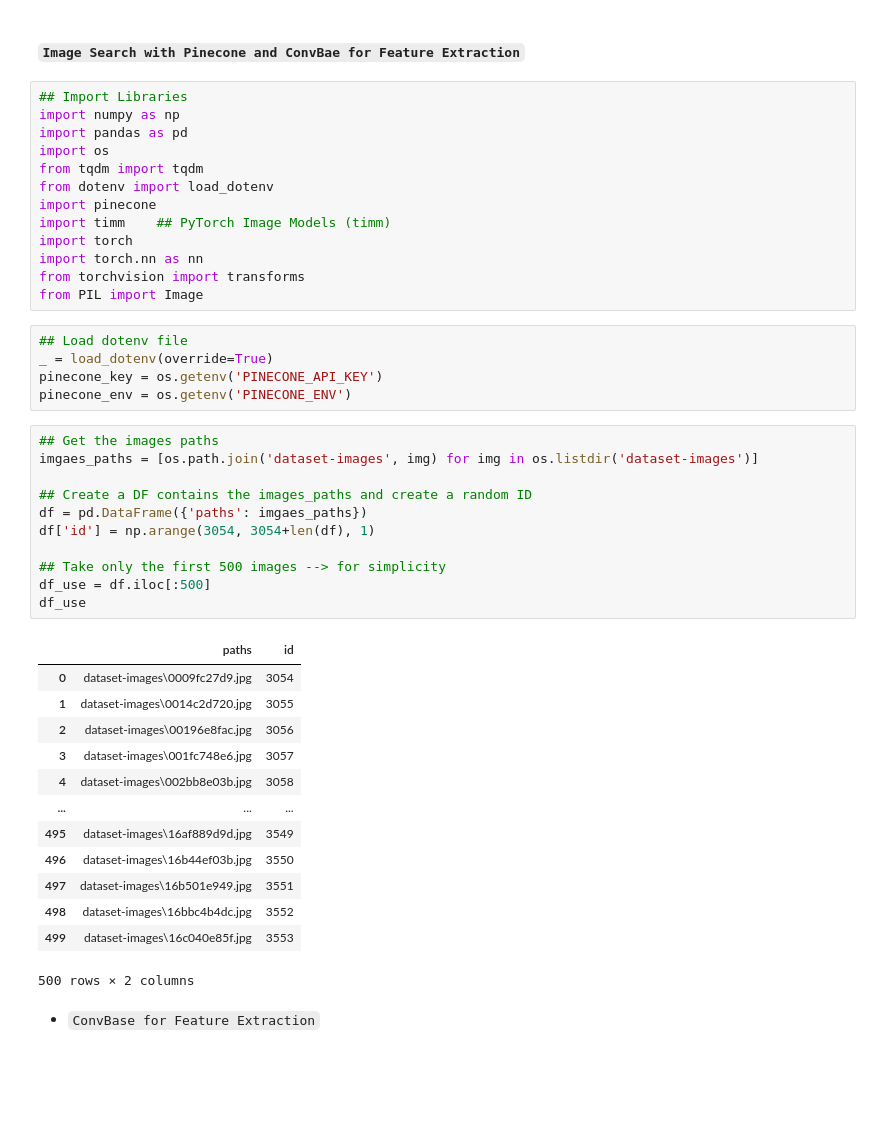
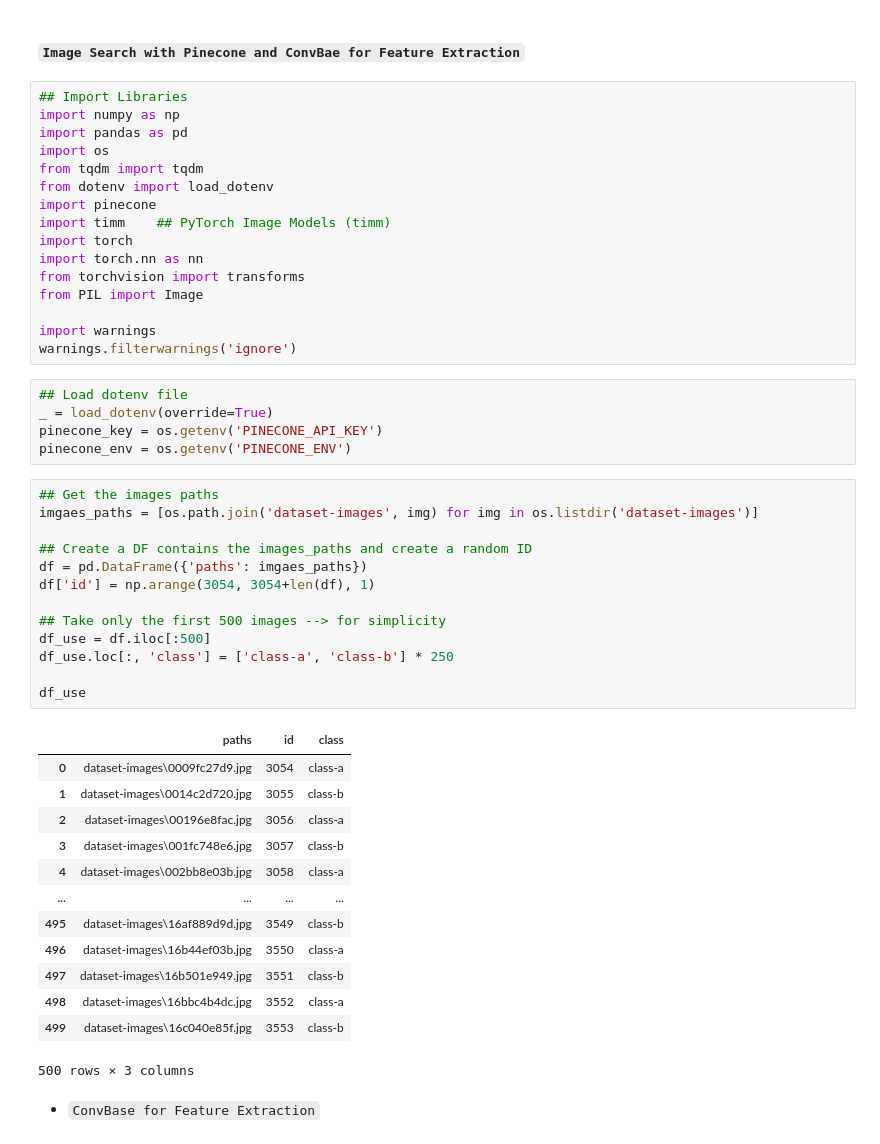
Before and after one commit to agoor97/Mastering-Vector-DB-for-AI-applications, a Jupyter notebook: 02- Pinecone-Image/pinecone-image.ipynb, the cells around one changed output. Saved outputs shown, nothing was run; the diff lists cells and outputs as text; blank space fills up the shorter version.

```diff
--- a/02- Pinecone-Image/pinecone-image.ipynb
+++ b/02- Pinecone-Image/pinecone-image.ipynb
@@ -13,6 +13,9 @@ import torch
 import torch.nn as nn
 from torchvision import transforms
 from PIL import Image
+
+import warnings
+warnings.filterwarnings('ignore')
 # %%
 ## Load dotenv file
 _ = load_dotenv(override=True)
@@ -21,28 +24,30 @@ pinecone_env = os.getenv('PINECONE_ENV')
 # %%
 ## Get the images paths
 imgaes_paths = [os.path.join('dataset-images', img) for img in os.listdir('dataset-images')]
 
 ## Create a DF contains the images_paths and create a random ID
 df = pd.DataFrame({'paths': imgaes_paths})
 df['id'] = np.arange(3054, 3054+len(df), 1)
 
 ## Take only the first 500 images --> for simplicity
 df_use = df.iloc[:500]
+df_use.loc[:, 'class'] = ['class-a', 'class-b'] * 250
+
 df_use
 # %% [output]
-|  | paths | id |
-| 0 | dataset-images\0009fc27d9.jpg | 3054 |
-| 1 | dataset-images\0014c2d720.jpg | 3055 |
-| 2 | dataset-images\00196e8fac.jpg | 3056 |
-| 3 | dataset-images\001fc748e6.jpg | 3057 |
-| 4 | dataset-images\002bb8e03b.jpg | 3058 |
-| ... | ... | ... |
-| 495 | dataset-images\16af889d9d.jpg | 3549 |
-| 496 | dataset-images\16b44ef03b.jpg | 3550 |
-| 497 | dataset-images\16b501e949.jpg | 3551 |
-| 498 | dataset-images\16bbc4b4dc.jpg | 3552 |
-| 499 | dataset-images\16c040e85f.jpg | 3553 |
+|  | paths | id | class |
+| 0 | dataset-images\0009fc27d9.jpg | 3054 | class-a |
+| 1 | dataset-images\0014c2d720.jpg | 3055 | class-b |
+| 2 | dataset-images\00196e8fac.jpg | 3056 | class-a |
+| 3 | dataset-images\001fc748e6.jpg | 3057 | class-b |
+| 4 | dataset-images\002bb8e03b.jpg | 3058 | class-a |
+| ... | ... | ... | ... |
+| 495 | dataset-images\16af889d9d.jpg | 3549 | class-b |
+| 496 | dataset-images\16b44ef03b.jpg | 3550 | class-a |
+| 497 | dataset-images\16b501e949.jpg | 3551 | class-b |
+| 498 | dataset-images\16bbc4b4dc.jpg | 3552 | class-a |
+| 499 | dataset-images\16c040e85f.jpg | 3553 | class-b |
-500 rows × 2 columns
+500 rows × 3 columns
 # %% [markdown]
 * `ConvBase for Feature Extraction`
 # %%
```
Also changed, not shown: parts of 7 cells of this notebook, 5 other files.
